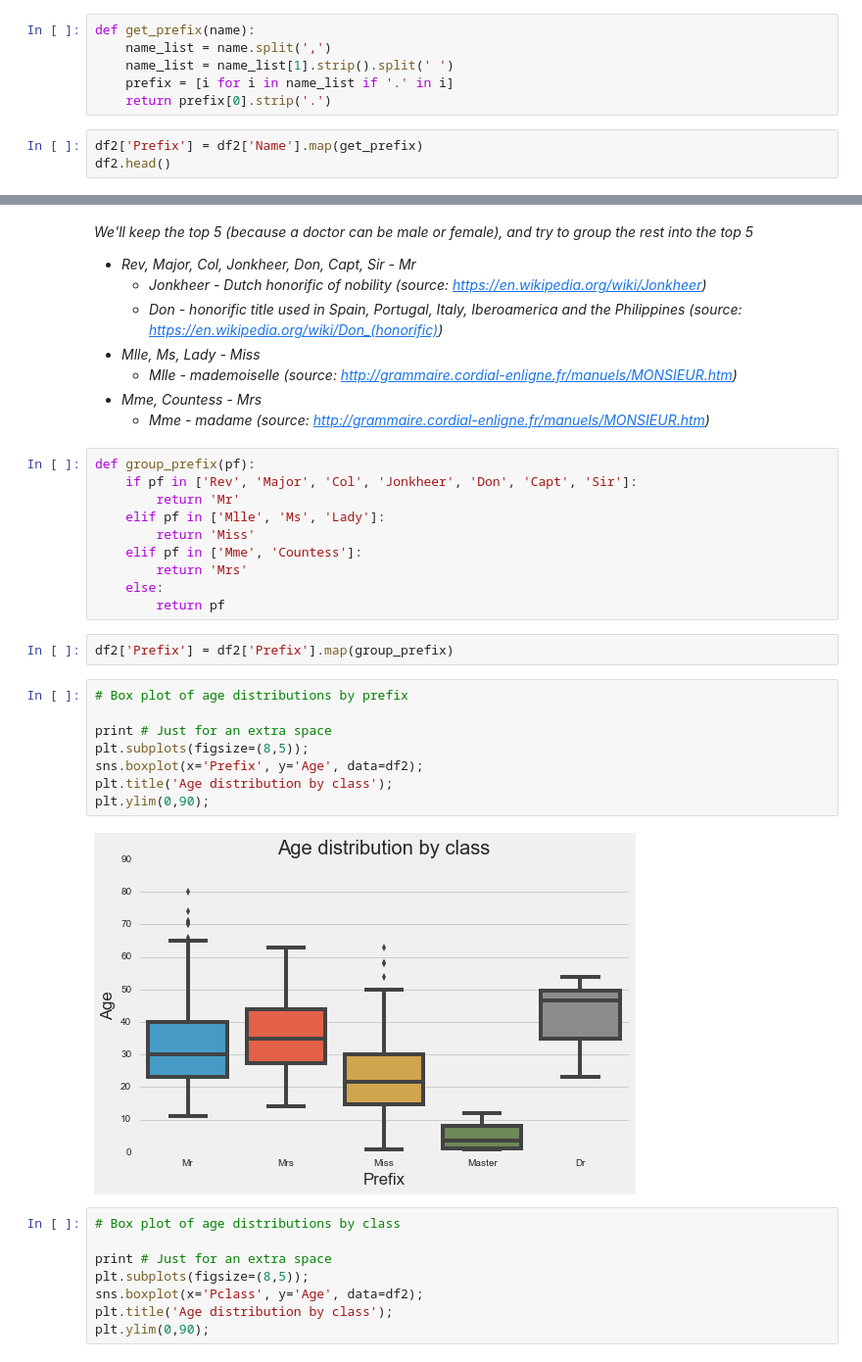
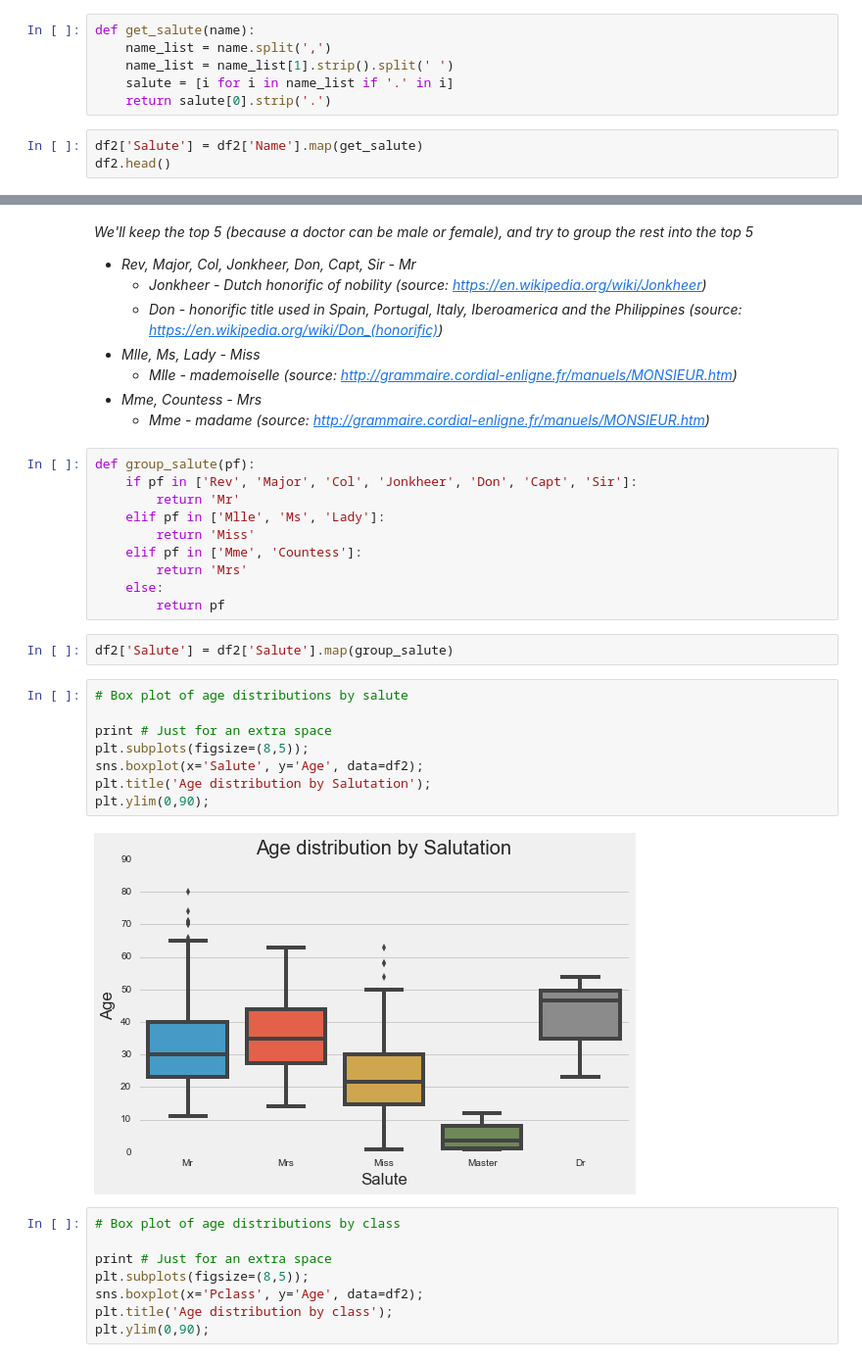
Before and after one commit to spockl/ga-dsi-1, a Jupyter notebook: projects/projects-weekly/project-05/code/starter-code/project-5-jocelyn-ong.ipynb, the cells around one changed output, grey strips where cells are left out. Shown at 98% size. Cells and saved outputs as stored; diff of their text form.

```diff
--- a/projects/projects-weekly/project-05/code/starter-code/project-5-jocelyn-ong.ipynb
+++ b/projects/projects-weekly/project-05/code/starter-code/project-5-jocelyn-ong.ipynb
@@ -362,11 +392,11 @@ plt.yticks(fontsize=15, rotation='horizontal');
 # %%
-def get_prefix(name):
+def get_salute(name):
     name_list = name.split(',')
     name_list = name_list[1].strip().split(' ')
-    prefix = [i for i in name_list if '.' in i]
-    return prefix[0].strip('.')
+    salute = [i for i in name_list if '.' in i]
+    return salute[0].strip('.')
 # %%
-df2['Prefix'] = df2['Name'].map(get_prefix)
+df2['Salute'] = df2['Name'].map(get_salute)
 df2.head()
 # %% [output]
 |  | PassengerId | Survived | Pclass | Name | Age | SibSp | Parch | Ticket | Fare | Cabin | ... |
@@ -406,7 +436,7 @@ Name: Prefix, dtype: int64
 - *Mme, Countess - Mrs*
     - *Mme - madame (source: http://grammaire.cordial-enligne.fr/manuels/MONSIEUR.htm)*
 # %%
-def group_prefix(pf):
+def group_salute(pf):
     if pf in ['Rev', 'Major', 'Col', 'Jonkheer', 'Don', 'Capt', 'Sir']:
         return 'Mr'
     elif pf in ['Mlle', 'Ms', 'Lady']:
@@ -416,17 +446,17 @@ def group_prefix(pf):
     else:
         return pf
 # %%
-df2['Prefix'] = df2['Prefix'].map(group_prefix)
+df2['Salute'] = df2['Salute'].map(group_salute)
 # %%
-# Box plot of age distributions by prefix
+# Box plot of age distributions by salute
 
 print # Just for an extra space
 plt.subplots(figsize=(8,5));
-sns.boxplot(x='Prefix', y='Age', data=df2);
-plt.title('Age distribution by class');
+sns.boxplot(x='Salute', y='Age', data=df2);
+plt.title('Age distribution by Salutation');
 plt.ylim(0,90);
 # %% [output]
-[figure, old version]
+[figure, new version]
 # %%
 # Box plot of age distributions by class
 
```
Also changed, not shown: parts of 135 cells of this notebook, 38 other files.
